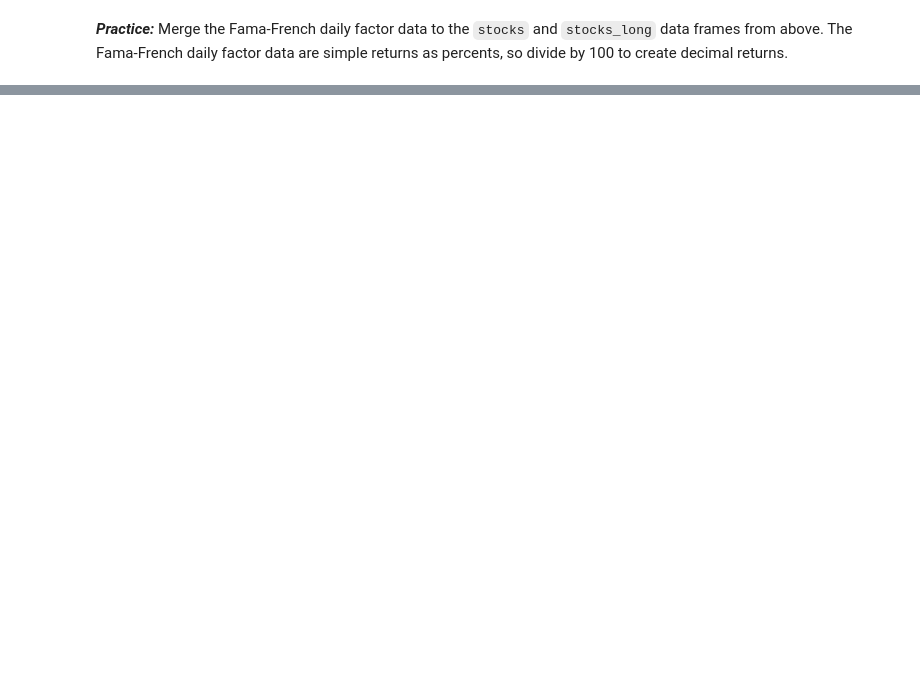
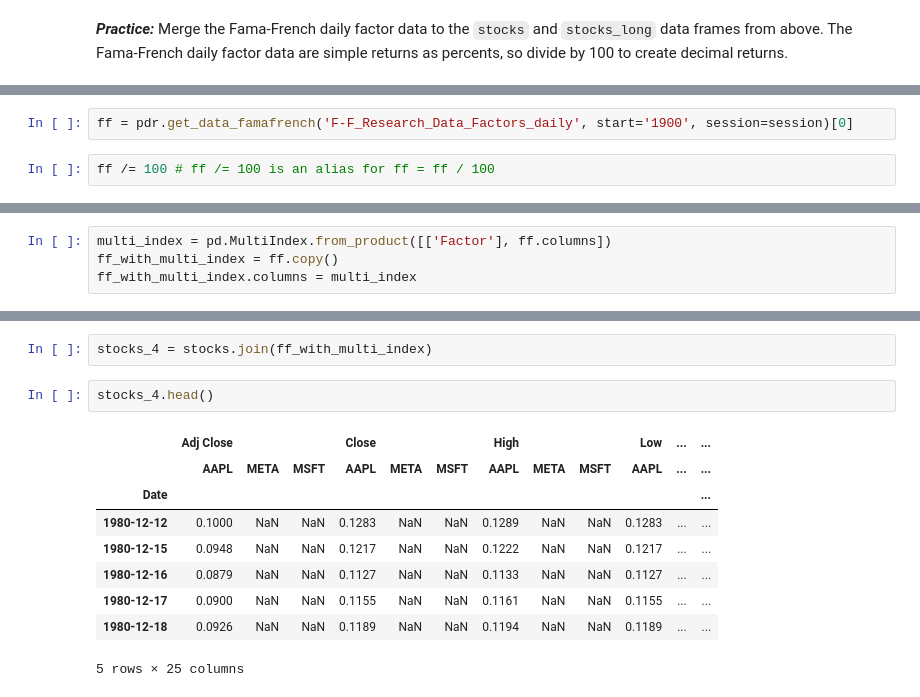
Before and after one commit to webclinic017/fina-4380-2022-fall-1, a Jupyter notebook: Notebooks/_build/html/_sources/McKinney/mckinney-08.ipynb, the cells around one changed output, grey strips where cells are left out. Saved outputs shown, nothing was run; the diff lists cells and outputs as text; blank space fills up the shorter version.

```diff
--- a/Notebooks/_build/html/_sources/McKinney/mckinney-08.ipynb
+++ b/Notebooks/_build/html/_sources/McKinney/mckinney-08.ipynb
@@ -1004,0 +1167,4 @@ The Fama-French daily factor data are simple returns as percents, so divide by 1
+# %%
+ff = pdr.get_data_famafrench('F-F_Research_Data_Factors_daily', start='1900', session=session)[0]
+# %%
+ff /= 100 # ff /= 100 is an alias for ff = ff / 100
@@ -1004,0 +1206,4 @@ The Fama-French daily factor data are simple returns as percents, so divide by 1
+# %%
+multi_index = pd.MultiIndex.from_product([['Factor'], ff.columns])
+ff_with_multi_index = ff.copy()
+ff_with_multi_index.columns = multi_index
@@ -1004,0 +1221,14 @@ The Fama-French daily factor data are simple returns as percents, so divide by 1
+# %%
+stocks_4 = stocks.join(ff_with_multi_index)
+# %%
+stocks_4.head()
+# %% [output]
+|  | Adj Close |  |  | Close |  |  | High |  |  | Low | ... | ... |
+|  | AAPL | META | MSFT | AAPL | META | MSFT | AAPL | META | MSFT | AAPL | ... | ... |
+| Date |  |  |  |  |  |  |  |  |  |  |  | ... |
+| 1980-12-12 | 0.1000 | NaN | NaN | 0.1283 | NaN | NaN | 0.1289 | NaN | NaN | 0.1283 | ... | ... |
+| 1980-12-15 | 0.0948 | NaN | NaN | 0.1217 | NaN | NaN | 0.1222 | NaN | NaN | 0.1217 | ... | ... |
+| 1980-12-16 | 0.0879 | NaN | NaN | 0.1127 | NaN | NaN | 0.1133 | NaN | NaN | 0.1127 | ... | ... |
+| 1980-12-17 | 0.0900 | NaN | NaN | 0.1155 | NaN | NaN | 0.1161 | NaN | NaN | 0.1155 | ... | ... |
+| 1980-12-18 | 0.0926 | NaN | NaN | 0.1189 | NaN | NaN | 0.1194 | NaN | NaN | 0.1189 | ... | ... |
+5 rows × 25 columns
```
Also changed, not shown: parts of 48 cells of this notebook, 20 other files.
